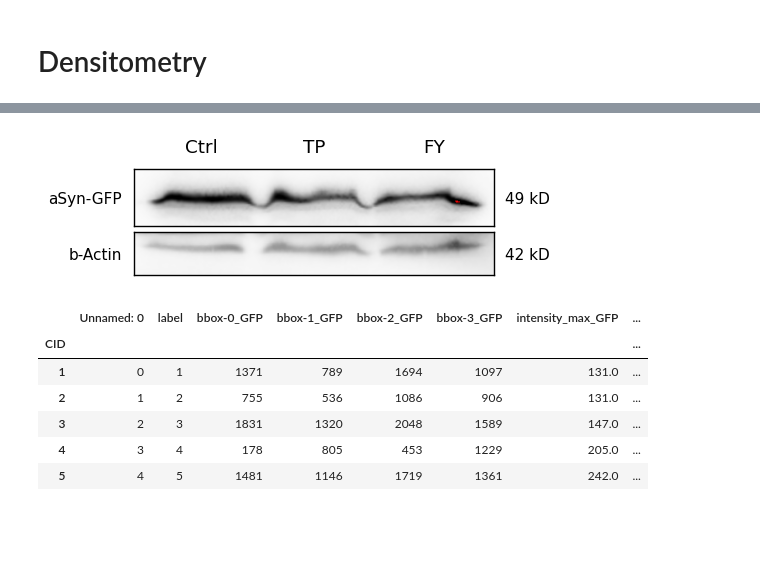
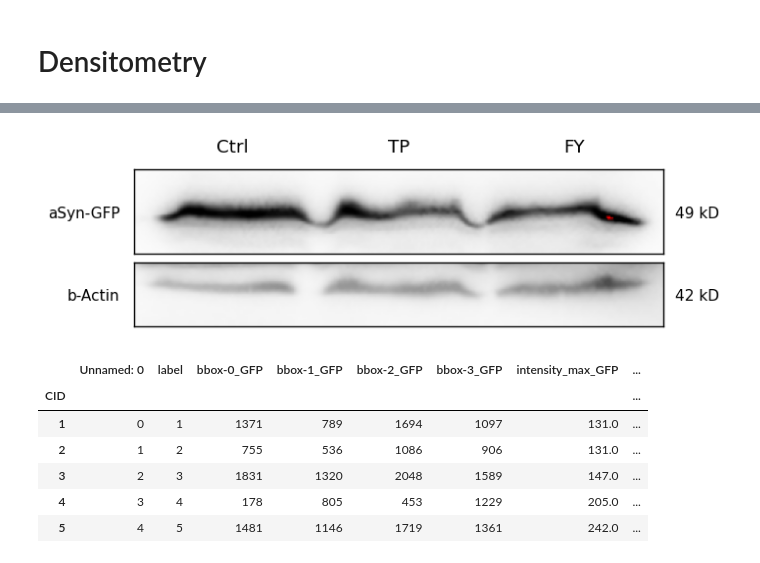
Before and after one commit to RaphaelAngerbauer/md_thesis, a Jupyter notebook: notebooks/figure_creation/Figure2.ipynb, the cells around one changed output, grey strips where cells are left out. Cells and saved outputs as stored; diff of their text form; code cells hidden in the pictures; blank space fills up the shorter version.

```diff
--- a/notebooks/figure_creation/Figure2.ipynb
+++ b/notebooks/figure_creation/Figure2.ipynb
@@ -20,4 +22,4 @@ from create_figures import add_p_bars, boxplot, add_multilevel_xticks, lineplot
 # %%
-f = result().read(r"E:\diploma_thesis\Data\2. Plasmid can degrade soluable GFP-tagged α-Synuclein\Flourometry\Results.csv")
+f = result().read(f"{folder}/2. Plasmid can degrade soluable GFP-tagged α-Synuclein/Flourometry/Results.csv")
 f.summarize(values = "Mean_norm").head()
 # %% [output]
@@ -166,23 +168,23 @@ fig2.savefig("Fig2_Dens.svg", format = "svg")
 # %%
 from create_figures import WesternBlot
 import skimage as ski
 
-image1 = ski.io.imread(r"E:\diploma_thesis\Data\2. Plasmid can degrade soluable GFP-tagged α-Synuclein\WB\Img_Final\0_aSyn.tif")
-image2 = ski.io.imread(r"E:\diploma_thesis\Data\2. Plasmid can degrade soluable GFP-tagged α-Synuclein\WB\Img_Final\1_b-Actin.tif")
-fig3, ax = plt.subplots(figsize = (4.72, 3.54))
+image1 = ski.io.imread(f"{folder}/2. Plasmid can degrade soluable GFP-tagged α-Synuclein/WB/Img_Final/0_aSyn.tif")
+image2 = ski.io.imread(f"{folder}/2. Plasmid can degrade soluable GFP-tagged α-Synuclein/WB/Img_Final/1_b-Actin.tif")
+fig3, ax = plt.subplots(figsize = (7.08, 3.54))
 wb = (WesternBlot(border = 0.1)
       .add_lane(image = image2,
                 protein ="b-Actin",
                 weight = 42)
       .add_lane(image = image1,
                 protein ="aSyn-GFP",
                 weight = 49)
       .add_labels(["Ctrl","TP","FY"])
       .plot(ax))
 
-fig3.savefig("Fig2_WB.svg", format = "svg",bbox_inches='tight')
+fig3.savefig("../../plots/Fig2_WB.svg", format = "svg",bbox_inches='tight')
 # %% [output]
-[figure, old version]
+[figure, new version]
 # %%
 # def plot_images(imgs, rescale = False):
 #     fig, axs = plt.subplots(1,len(imgs),
```
Also changed, not shown: parts of 18 cells of this notebook, 2 other files.
